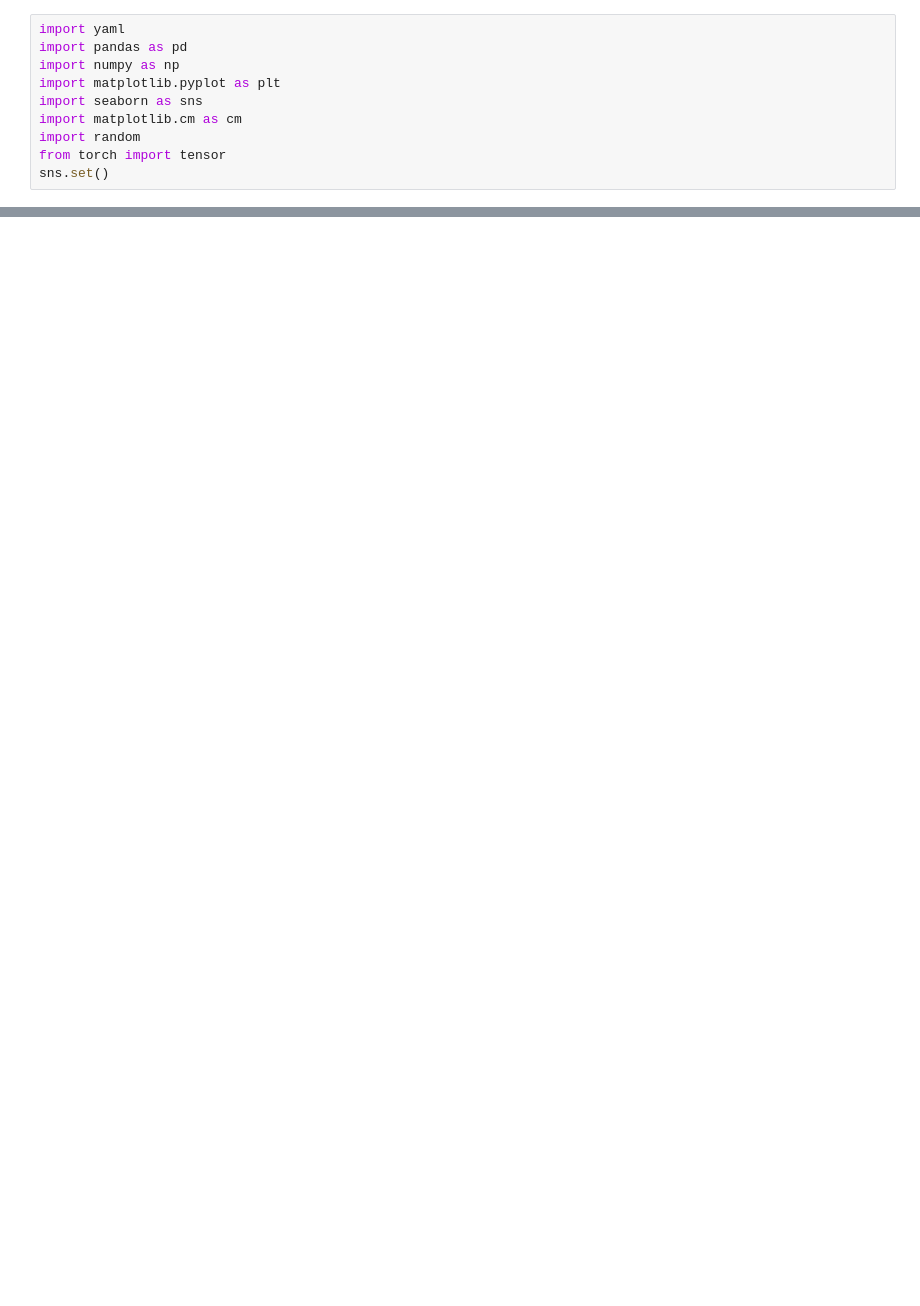
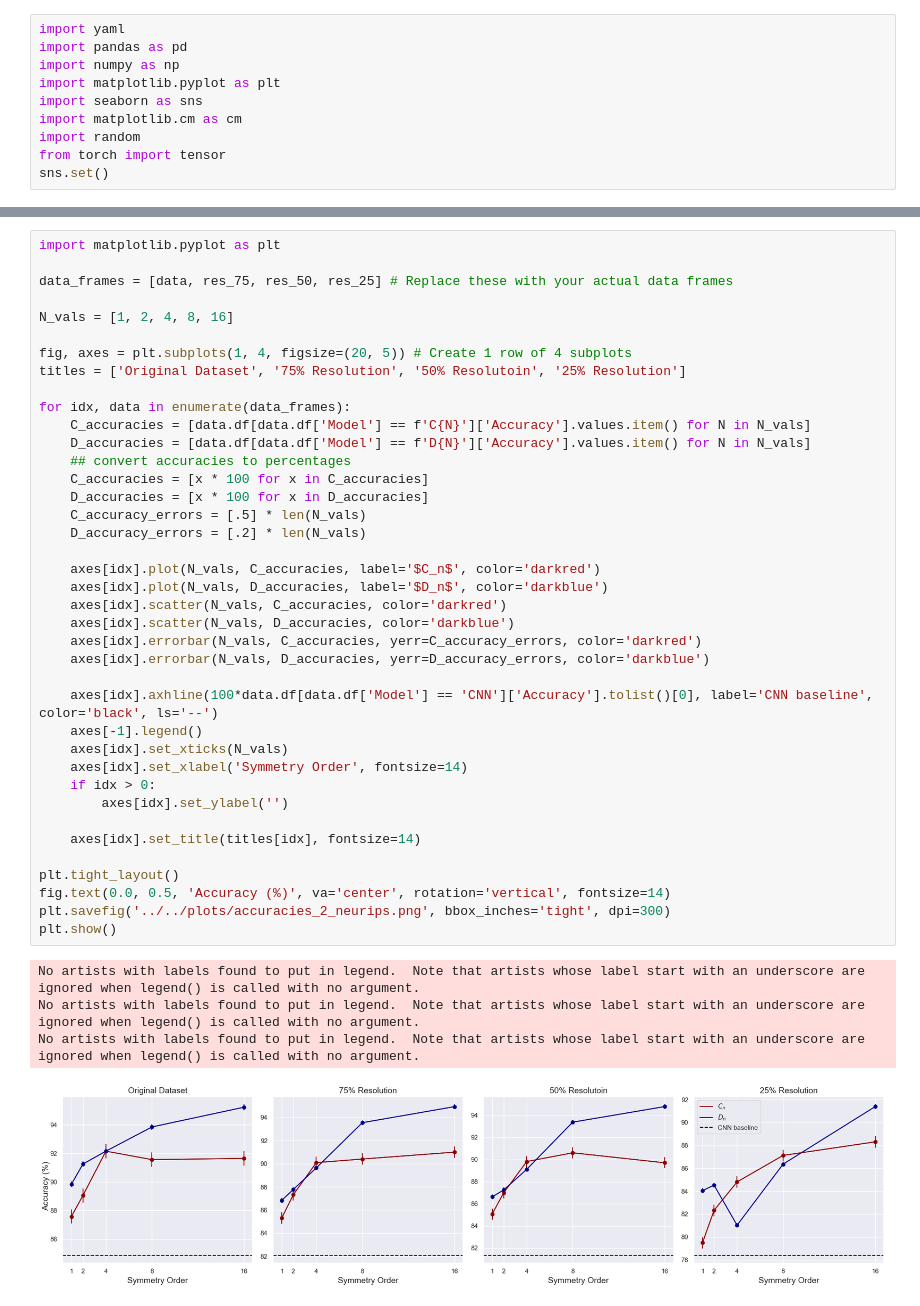
Before and after one commit to snehjp2/GCNNMorphology, a Jupyter notebook: src/notebooks/results_analysis.ipynb, the cells around one changed output, grey strips where cells are left out. Cells and saved outputs as stored; diff of their text form; blank space fills up the shorter version.

```diff
--- a/src/notebooks/results_analysis.ipynb
+++ b/src/notebooks/results_analysis.ipynb
@@ -153,2 +205,46 @@ aug_res_75 = ResultsAnalysis('/Users/snehpandya/Projects/GCNNMorphology/data/aug
+# %%
+import matplotlib.pyplot as plt
+
+data_frames = [data, res_75, res_50, res_25] # Replace these with your actual data frames
+
+N_vals = [1, 2, 4, 8, 16]
+
+fig, axes = plt.subplots(1, 4, figsize=(20, 5)) # Create 1 row of 4 subplots
+titles = ['Original Dataset', '75% Resolution', '50% Resolutoin', '25% Resolution']
+
+for idx, data in enumerate(data_frames):
+    C_accuracies = [data.df[data.df['Model'] == f'C{N}']['Accuracy'].values.item() for N in N_vals]
+    D_accuracies = [data.df[data.df['Model'] == f'D{N}']['Accuracy'].values.item() for N in N_vals]
+    ## convert accuracies to percentages
+    C_accuracies = [x * 100 for x in C_accuracies]
+    D_accuracies = [x * 100 for x in D_accuracies]
+    C_accuracy_errors = [.5] * len(N_vals)
+    D_accuracy_errors = [.2] * len(N_vals)
+
+    axes[idx].plot(N_vals, C_accuracies, label='$C_n$', color='darkred')
+    axes[idx].plot(N_vals, D_accuracies, label='$D_n$', color='darkblue')
+    axes[idx].scatter(N_vals, C_accuracies, color='darkred')
+    axes[idx].scatter(N_vals, D_accuracies, color='darkblue')
+    axes[idx].errorbar(N_vals, C_accuracies, yerr=C_accuracy_errors, color='darkred')
+    axes[idx].errorbar(N_vals, D_accuracies, yerr=D_accuracy_errors, color='darkblue')
+
+    axes[idx].axhline(100*data.df[data.df['Model'] == 'CNN']['Accuracy'].tolist()[0], label='CNN baseline', color='black', ls='--')
+    axes[-1].legend()
+    axes[idx].set_xticks(N_vals)
+    axes[idx].set_xlabel('Symmetry Order', fontsize=14)
+    if idx > 0:
+        axes[idx].set_ylabel('')
+
+    axes[idx].set_title(titles[idx], fontsize=14)
+
+plt.tight_layout()
+fig.text(0.0, 0.5, 'Accuracy (%)', va='center', rotation='vertical', fontsize=14)
+plt.savefig('../../plots/accuracies_2_neurips.png', bbox_inches='tight', dpi=300)
+plt.show()
+# %% [output]
+No artists with labels found to put in legend.  Note that artists whose label start with an underscore are ignored when legend() is called with no argument.
+No artists with labels found to put in legend.  Note that artists whose label start with an underscore are ignored when legend() is called with no argument.
+No artists with labels found to put in legend.  Note that artists whose label start with an underscore are ignored when legend() is called with no argument.
+[figure, added]
 # %%
 fig, axs = plt.subplots(2, 2, figsize=(12, 12))
```
Also changed, not shown: parts of 17 cells of this notebook.
